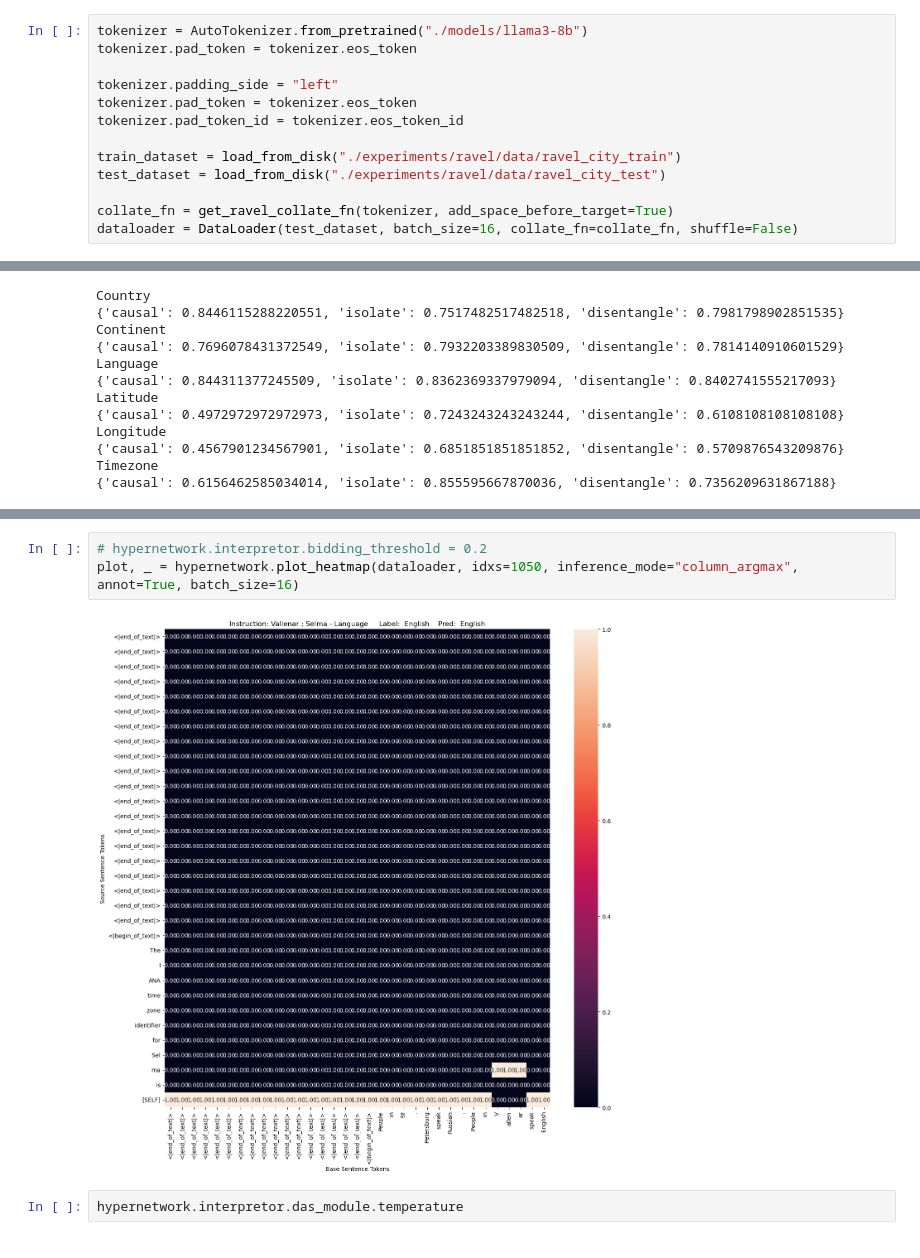
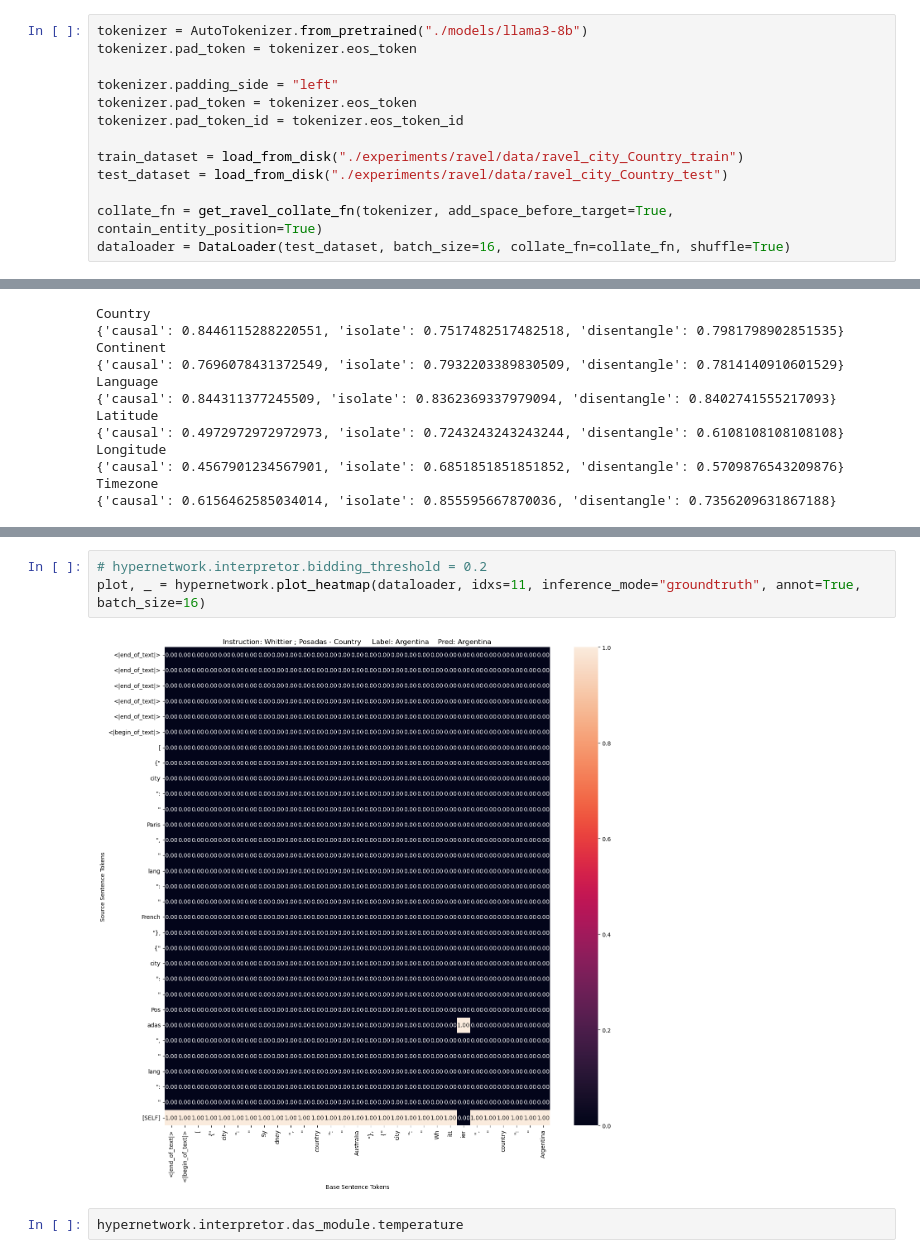
Before and after one commit to sidnb13/HyperDAS, a Jupyter notebook: inference.ipynb, the cells around one changed output, grey strips where cells are left out. Cells and saved outputs as stored; diff of their text form.

```diff
--- a/inference.ipynb
+++ b/inference.ipynb
@@ -15,11 +15,11 @@ tokenizer.padding_side = "left"
 tokenizer.pad_token = tokenizer.eos_token
 tokenizer.pad_token_id = tokenizer.eos_token_id
 
-train_dataset = load_from_disk("./experiments/ravel/data/ravel_city_train")
-test_dataset = load_from_disk("./experiments/ravel/data/ravel_city_test")
+train_dataset = load_from_disk("./experiments/ravel/data/ravel_city_Country_train")
+test_dataset = load_from_disk("./experiments/ravel/data/ravel_city_Country_test")
 
-collate_fn = get_ravel_collate_fn(tokenizer, add_space_before_target=True)
-dataloader = DataLoader(test_dataset, batch_size=16, collate_fn=collate_fn, shuffle=False)
+collate_fn = get_ravel_collate_fn(tokenizer, add_space_before_target=True, contain_entity_position=True)
+dataloader = DataLoader(test_dataset, batch_size=16, collate_fn=collate_fn, shuffle=True)
 # %% [output]
 Special tokens have been added in the vocabulary, make sure the associated word embeddings are fine-tuned or trained.
 # %%
@@ -96,8 +84,8 @@ Timezone
 # %%
 # hypernetwork.interpretor.bidding_threshold = 0.2
-plot, _ = hypernetwork.plot_heatmap(dataloader, idxs=1050, inference_mode="column_argmax", annot=True, batch_size=16)
+plot, _ = hypernetwork.plot_heatmap(dataloader, idxs=11, inference_mode="groundtruth", annot=True, batch_size=16)
 # %% [output]
-[figure, old version]
+[figure, new version]
 # %%
 hypernetwork.interpretor.das_module.temperature
 # %% [output]
```
Also changed, not shown: parts of 2 cells of this notebook, 6 other files.
